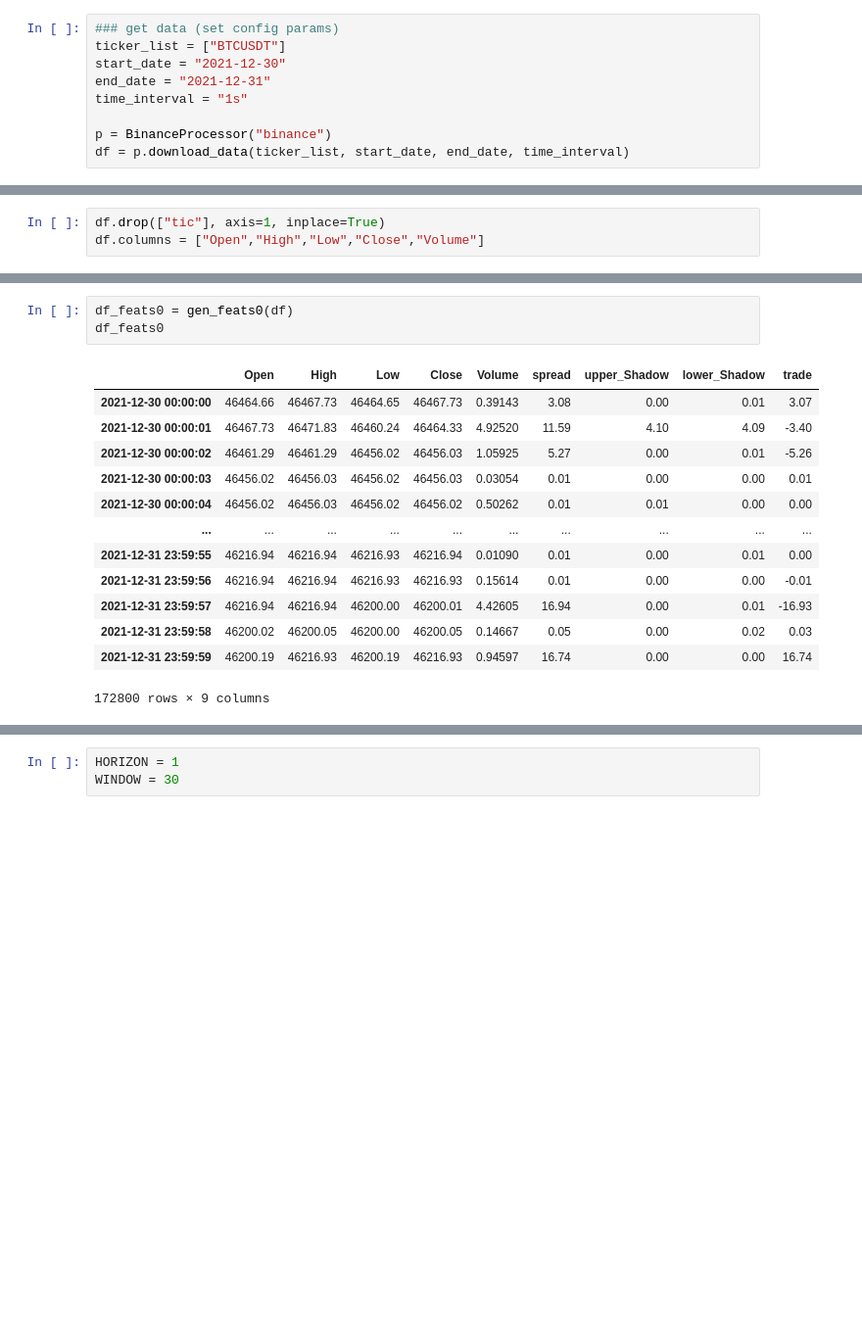
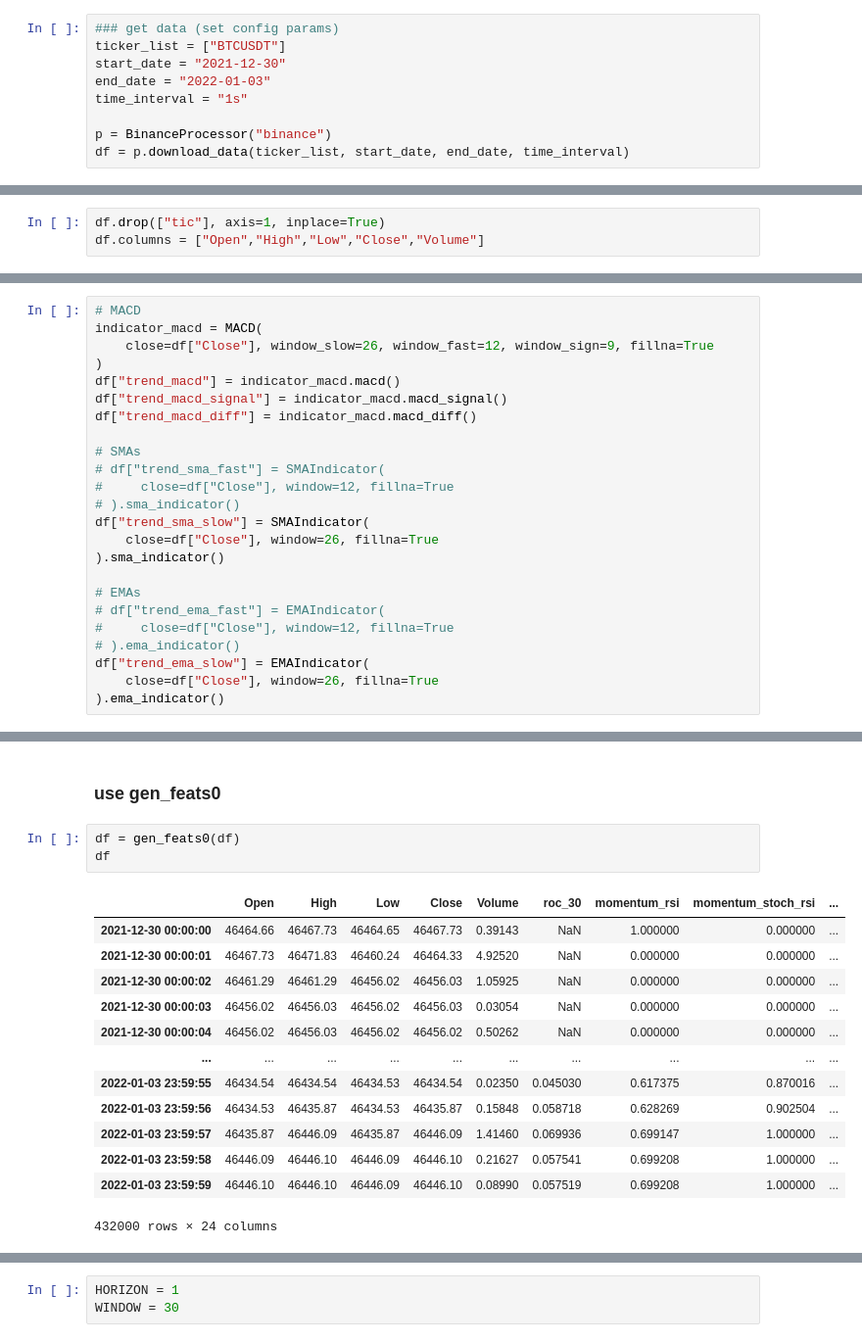
Before and after one commit to ckive/uexp, a Jupyter notebook: ue/experiments/dan/Dense Multivariate.ipynb, the cells around one changed output, grey strips where cells are left out. Shown at 98% size. Saved outputs shown, nothing was run; the diff lists cells and outputs as text; blank space fills up the shorter version.

```diff
--- a/ue/experiments/dan/Dense Multivariate.ipynb
+++ b/ue/experiments/dan/Dense Multivariate.ipynb
@@ -14,7 +32,7 @@ warnings.filterwarnings('ignore')
 ### get data (set config params)
 ticker_list = ["BTCUSDT"]
 start_date = "2021-12-30"
-end_date = "2021-12-31"
+end_date = "2022-01-03"
 time_interval = "1s"
 
 p = BinanceProcessor("binance")
@@ -49,0 +188,24 @@ df
+# %%
+# MACD
+indicator_macd = MACD(
+    close=df["Close"], window_slow=26, window_fast=12, window_sign=9, fillna=True
+)
+df["trend_macd"] = indicator_macd.macd()
+df["trend_macd_signal"] = indicator_macd.macd_signal()
+df["trend_macd_diff"] = indicator_macd.macd_diff()
+
+# SMAs
+# df["trend_sma_fast"] = SMAIndicator(
+#     close=df["Close"], window=12, fillna=True
+# ).sma_indicator()
+df["trend_sma_slow"] = SMAIndicator(
+    close=df["Close"], window=26, fillna=True
+).sma_indicator()
+
+# EMAs
+# df["trend_ema_fast"] = EMAIndicator(
+#     close=df["Close"], window=12, fillna=True
+# ).ema_indicator()
+df["trend_ema_slow"] = EMAIndicator(
+    close=df["Close"], window=26, fillna=True
+).ema_indicator()
@@ -50,17 +232,19 @@ df
+# %% [markdown]
+### use gen_feats0
 # %%
-df_feats0 = gen_feats0(df)
-df_feats0
+df = gen_feats0(df)
+df
 # %% [output]
-|  | Open | High | Low | Close | Volume | spread | upper_Shadow | lower_Shadow | trade |
-| 2021-12-30 00:00:00 | 46464.66 | 46467.73 | 46464.65 | 46467.73 | 0.39143 | 3.08 | 0.00 | 0.01 | 3.07 |
-| 2021-12-30 00:00:01 | 46467.73 | 46471.83 | 46460.24 | 46464.33 | 4.92520 | 11.59 | 4.10 | 4.09 | -3.40 |
-| 2021-12-30 00:00:02 | 46461.29 | 46461.29 | 46456.02 | 46456.03 | 1.05925 | 5.27 | 0.00 | 0.01 | -5.26 |
-| 2021-12-30 00:00:03 | 46456.02 | 46456.03 | 46456.02 | 46456.03 | 0.03054 | 0.01 | 0.00 | 0.00 | 0.01 |
-| 2021-12-30 00:00:04 | 46456.02 | 46456.03 | 46456.02 | 46456.02 | 0.50262 | 0.01 | 0.01 | 0.00 | 0.00 |
+|  | Open | High | Low | Close | Volume | roc_30 | momentum_rsi | momentum_stoch_rsi | ... |
+| 2021-12-30 00:00:00 | 46464.66 | 46467.73 | 46464.65 | 46467.73 | 0.39143 | NaN | 1.000000 | 0.000000 | ... |
+| 2021-12-30 00:00:01 | 46467.73 | 46471.83 | 46460.24 | 46464.33 | 4.92520 | NaN | 0.000000 | 0.000000 | ... |
+| 2021-12-30 00:00:02 | 46461.29 | 46461.29 | 46456.02 | 46456.03 | 1.05925 | NaN | 0.000000 | 0.000000 | ... |
+| 2021-12-30 00:00:03 | 46456.02 | 46456.03 | 46456.02 | 46456.03 | 0.03054 | NaN | 0.000000 | 0.000000 | ... |
+| 2021-12-30 00:00:04 | 46456.02 | 46456.03 | 46456.02 | 46456.02 | 0.50262 | NaN | 0.000000 | 0.000000 | ... |
 | ... | ... | ... | ... | ... | ... | ... | ... | ... | ... |
-| 2021-12-31 23:59:55 | 46216.94 | 46216.94 | 46216.93 | 46216.94 | 0.01090 | 0.01 | 0.00 | 0.01 | 0.00 |
-| 2021-12-31 23:59:56 | 46216.94 | 46216.94 | 46216.93 | 46216.93 | 0.15614 | 0.01 | 0.00 | 0.00 | -0.01 |
-| 2021-12-31 23:59:57 | 46216.94 | 46216.94 | 46200.00 | 46200.01 | 4.42605 | 16.94 | 0.00 | 0.01 | -16.93 |
-| 2021-12-31 23:59:58 | 46200.02 | 46200.05 | 46200.00 | 46200.05 | 0.14667 | 0.05 | 0.00 | 0.02 | 0.03 |
-| 2021-12-31 23:59:59 | 46200.19 | 46216.93 | 46200.19 | 46216.93 | 0.94597 | 16.74 | 0.00 | 0.00 | 16.74 |
+| 2022-01-03 23:59:55 | 46434.54 | 46434.54 | 46434.53 | 46434.54 | 0.02350 | 0.045030 | 0.617375 | 0.870016 | ... |
+| 2022-01-03 23:59:56 | 46434.53 | 46435.87 | 46434.53 | 46435.87 | 0.15848 | 0.058718 | 0.628269 | 0.902504 | ... |
+| 2022-01-03 23:59:57 | 46435.87 | 46446.09 | 46435.87 | 46446.09 | 1.41460 | 0.069936 | 0.699147 | 1.000000 | ... |
+| 2022-01-03 23:59:58 | 46446.09 | 46446.10 | 46446.09 | 46446.10 | 0.21627 | 0.057541 | 0.699208 | 1.000000 | ... |
+| 2022-01-03 23:59:59 | 46446.10 | 46446.10 | 46446.09 | 46446.10 | 0.08990 | 0.057519 | 0.699208 | 1.000000 | ... |
-172800 rows × 9 columns
+432000 rows × 24 columns
```
Also changed, not shown: parts of 54 cells of this notebook.
